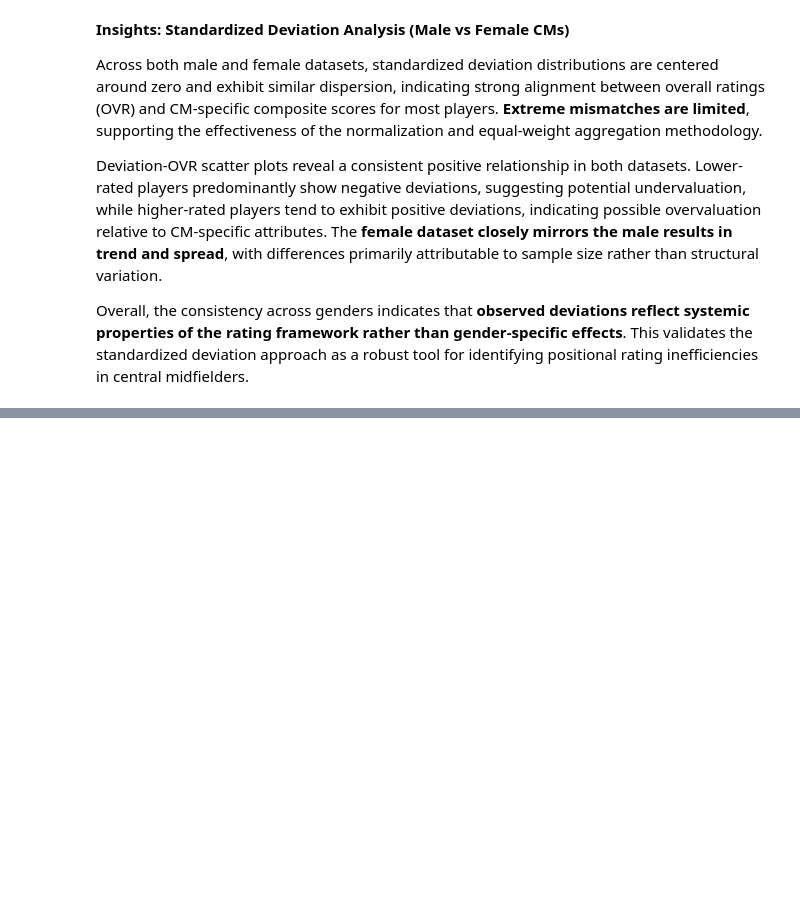
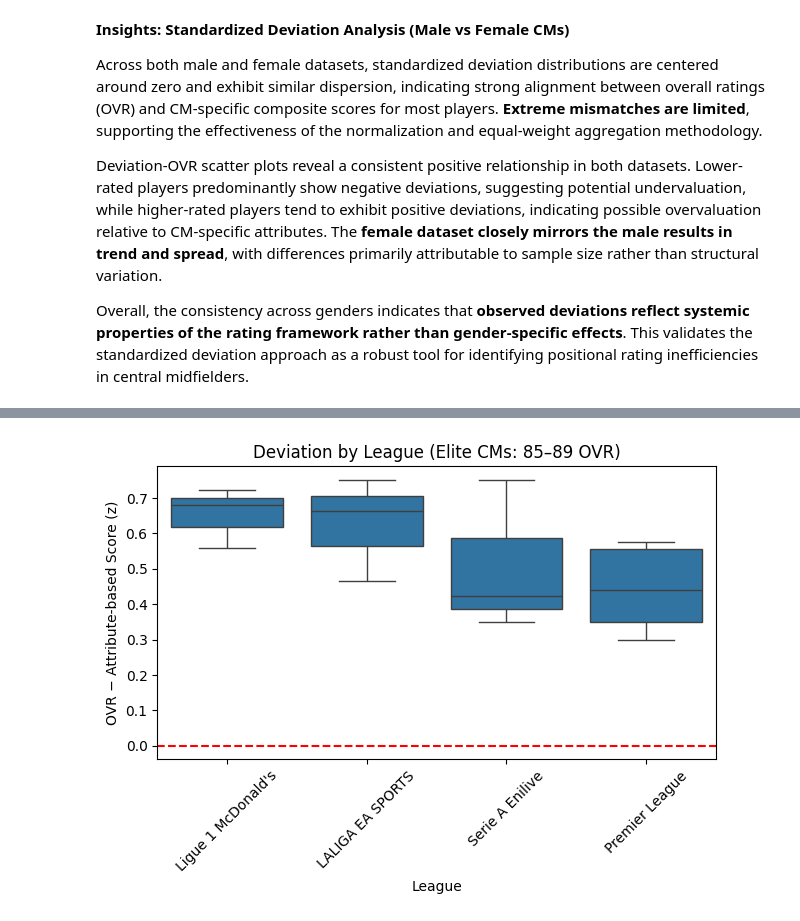
Before and after one commit to an1rudhrawat/EAFC-Dataset-Analysis, a Jupyter notebook: EAFC (1).ipynb, the cells around one changed output, grey strips where cells are left out. Cells and saved outputs as stored; diff of their text form; code cells hidden in the pictures; blank space fills up the shorter version.

```diff
--- a/EAFC (1).ipynb
+++ b/EAFC (1).ipynb
@@ -1047,0 +1085,10 @@ Overall, the consistency across genders indicates that **observed deviations ref
+# %%
+#Changing them into ranges
+ovr_bins=[0,69,79,84,89,100]
+ovr_labels=['0-69','70-79','80-84','85-89','90-100']
+men_cm['OVR_Tier']= pd.cut(men_cm['OVR'],
+                           labels=ovr_labels,
+                           bins=ovr_bins,
+                           right=True,
+                           include_lowest=True
+                           )
@@ -1047,0 +1162,4 @@ Overall, the consistency across genders indicates that **observed deviations ref
+# %%
+#Combining the league of the players together with the main dataset
+filtering=male_players[['League','OVR','Name']][male_players['Position']=='CM']
+filtering
@@ -1047,0 +1180,8 @@ Overall, the consistency across genders indicates that **observed deviations ref
+# %%
+men_cm=men_cm.merge(
+    filtering['League'],
+    how='left',
+    left_index=True,
+    right_index=True
+)
+men_cm
@@ -1047,0 +1202,3 @@ Overall, the consistency across genders indicates that **observed deviations ref
+# %%
+men_cm_elite=men_cm[men_cm['OVR_Tier'].isin(['80-84','85-89'])]
+men_cm_elite
@@ -1047,0 +1219,12 @@ Overall, the consistency across genders indicates that **observed deviations ref
+# %%
+elite_box=men_cm_elite[men_cm_elite['OVR_Tier']=='85-89']
+sns.boxplot(data=elite_box,x='League',y='Deviation_z')
+plt.axhline(0,color='red',linestyle='--')
+plt.title('Deviation by League (Elite CMs: 85–89 OVR)')
+plt.xlabel('League')
+plt.ylabel('OVR − Attribute-based Score (z)')
+plt.xticks(rotation=45)
+plt.tight_layout()
+plt.show()
+# %% [output]
+[figure, added]
```
Also changed, not shown: parts of 22 cells of this notebook.
